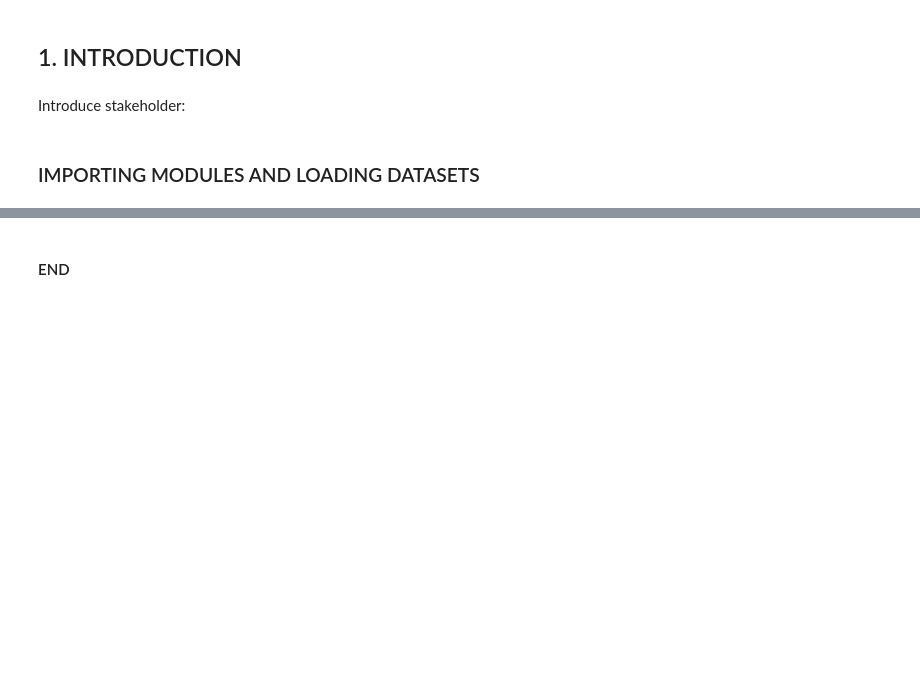
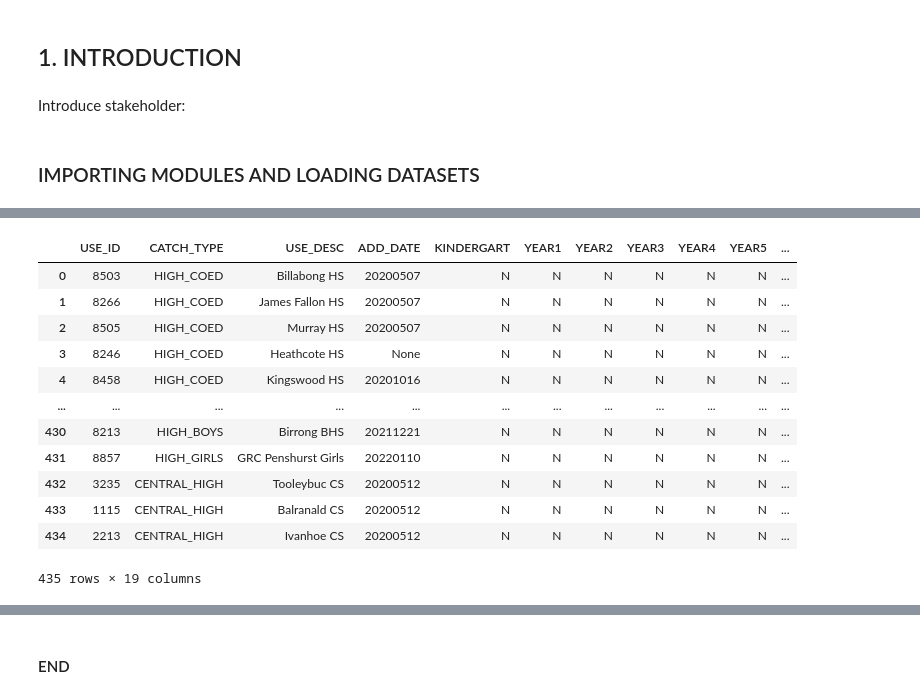
Before and after one commit to R-Tausif/Data2001, a Jupyter notebook: Project.ipynb, the cells around one changed output, grey strips where cells are left out. Cells and saved outputs as stored; diff of their text form; code cells hidden in the pictures; blank space fills up the shorter version.

```diff
--- a/Project.ipynb
+++ b/Project.ipynb
@@ -36,5 +88,20 @@ catchment_primary
 # %%
 catchment_secondary = gpd.read_file("school_catchments/catchments_secondary.shp")
-catchment_secondary
+catchment_secondary_cp = catchment_secondary.copy()
+catchment_secondary_cp
+# %% [output]
+|  | USE_ID | CATCH_TYPE | USE_DESC | ADD_DATE | KINDERGART | YEAR1 | YEAR2 | YEAR3 | YEAR4 | YEAR5 | ... |
+| 0 | 8503 | HIGH_COED | Billabong HS | 20200507 | N | N | N | N | N | N | ... |
+| 1 | 8266 | HIGH_COED | James Fallon HS | 20200507 | N | N | N | N | N | N | ... |
+| 2 | 8505 | HIGH_COED | Murray HS | 20200507 | N | N | N | N | N | N | ... |
+| 3 | 8246 | HIGH_COED | Heathcote HS | None | N | N | N | N | N | N | ... |
+| 4 | 8458 | HIGH_COED | Kingswood HS | 20201016 | N | N | N | N | N | N | ... |
+| ... | ... | ... | ... | ... | ... | ... | ... | ... | ... | ... | ... |
+| 430 | 8213 | HIGH_BOYS | Birrong BHS | 20211221 | N | N | N | N | N | N | ... |
+| 431 | 8857 | HIGH_GIRLS | GRC Penshurst Girls | 20220110 | N | N | N | N | N | N | ... |
+| 432 | 3235 | CENTRAL_HIGH | Tooleybuc CS | 20200512 | N | N | N | N | N | N | ... |
+| 433 | 1115 | CENTRAL_HIGH | Balranald CS | 20200512 | N | N | N | N | N | N | ... |
+| 434 | 2213 | CENTRAL_HIGH | Ivanhoe CS | 20200512 | N | N | N | N | N | N | ... |
+435 rows × 19 columns
 # %%
 business_stats = pd.read_csv('BusinessStats.csv')
```
Also changed, not shown: parts of 10 cells of this notebook, 1 other file.
